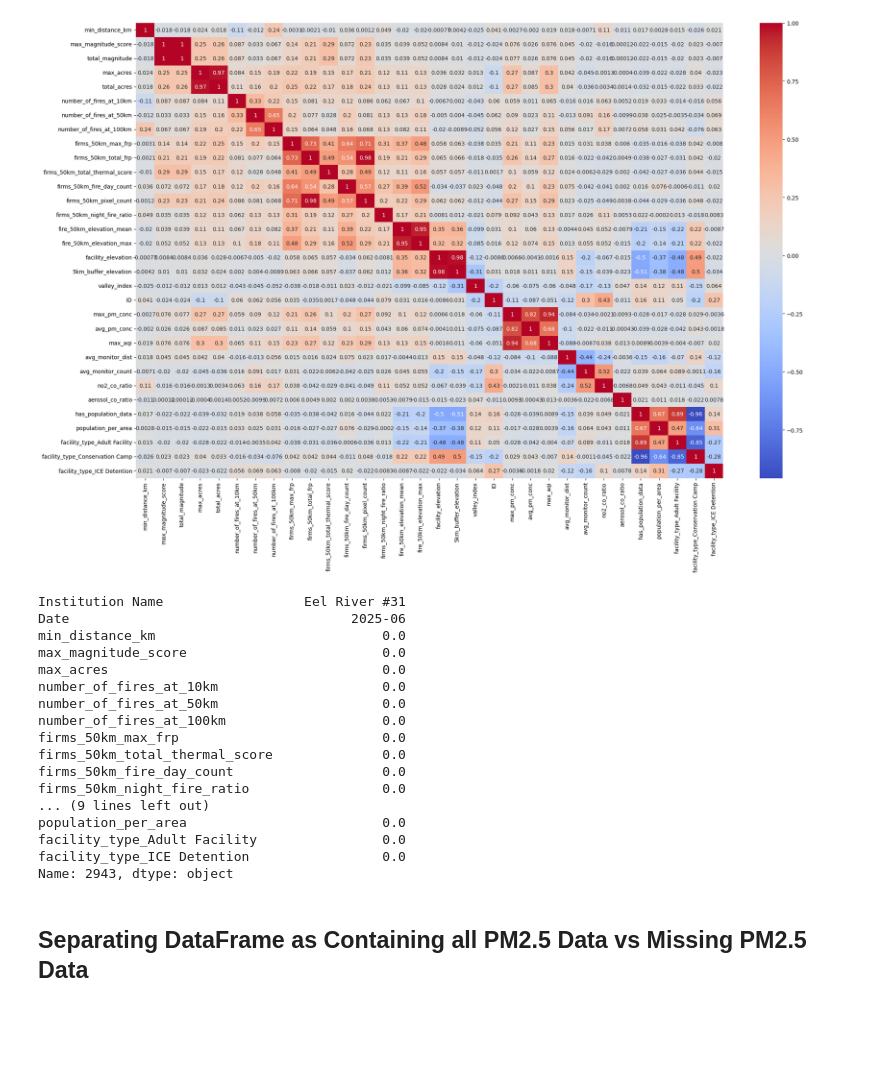
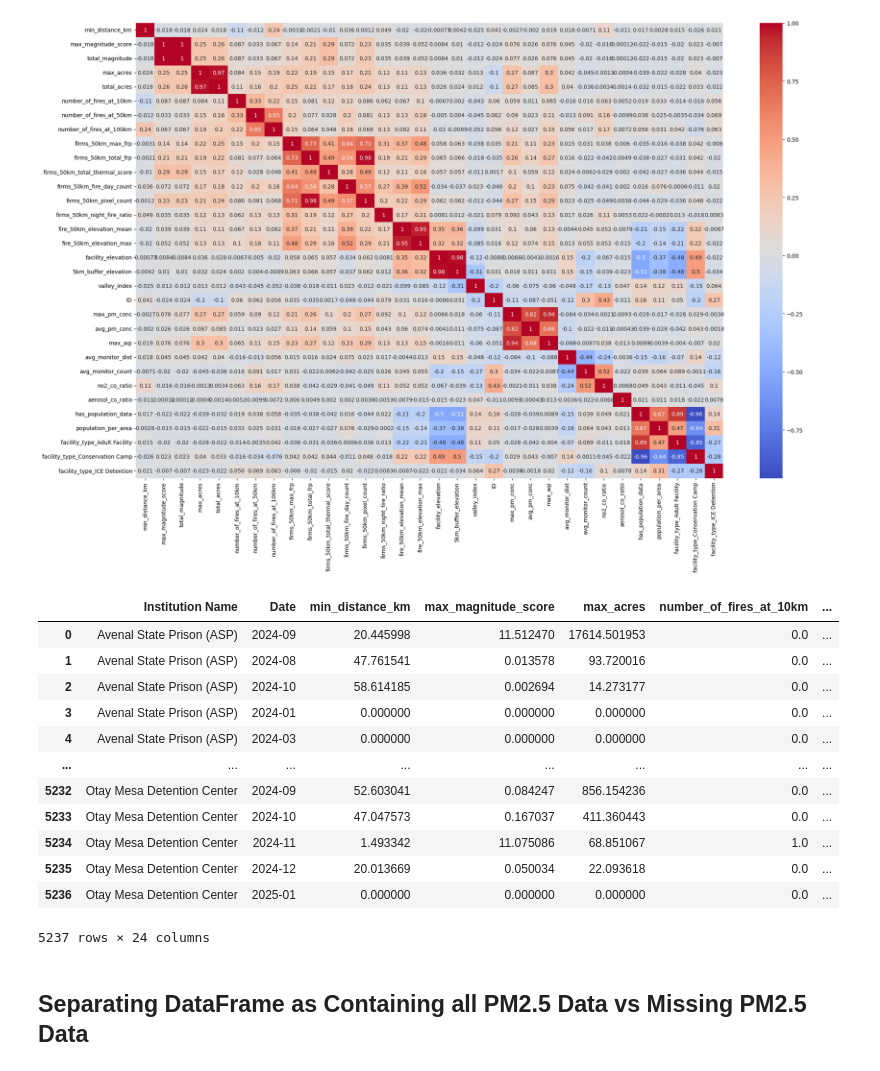
Before and after one commit to allisonsibrian/ca-wildfire-pollution-prison-project, a Jupyter notebook: pre_analysis_final_cleaning.ipynb, the cells around one changed output. Saved outputs shown, nothing was run; the diff lists cells and outputs as text; code cells hidden in the pictures; blank space fills up the shorter version.

```diff
--- a/pre_analysis_final_cleaning.ipynb
+++ b/pre_analysis_final_cleaning.ipynb
@@ -210,27 +210,23 @@ plt.show()
 # %%
 features_finalized_from_cm = finalizing_features_ohe_one.drop(columns=['total_magnitude', 'total_acres', 'firms_50km_total_frp',
                                                                   'firms_50km_pixel_count', 'fire_50km_elevation_mean',
                                                                   '5km_buffer_elevation', 'avg_pm_conc', 'max_aqi',
                                                                   'has_population_data', 'facility_type_Conservation Camp']).copy()
-features_finalized_from_cm.loc[2943]
+features_finalized_from_cm
 # %% [output]
+|  | Institution Name | Date | min_distance_km | max_magnitude_score | max_acres | number_of_fires_at_10km | ... |
+| 0 | Avenal State Prison (ASP) | 2024-09 | 20.445998 | 11.512470 | 17614.501953 | 0.0 | ... |
+| 1 | Avenal State Prison (ASP) | 2024-08 | 47.761541 | 0.013578 | 93.720016 | 0.0 | ... |
+| 2 | Avenal State Prison (ASP) | 2024-10 | 58.614185 | 0.002694 | 14.273177 | 0.0 | ... |
+| 3 | Avenal State Prison (ASP) | 2024-01 | 0.000000 | 0.000000 | 0.000000 | 0.0 | ... |
+| 4 | Avenal State Prison (ASP) | 2024-03 | 0.000000 | 0.000000 | 0.000000 | 0.0 | ... |
+| ... | ... | ... | ... | ... | ... | ... | ... |
+| 5232 | Otay Mesa Detention Center | 2024-09 | 52.603041 | 0.084247 | 856.154236 | 0.0 | ... |
+| 5233 | Otay Mesa Detention Center | 2024-10 | 47.047573 | 0.167037 | 411.360443 | 0.0 | ... |
+| 5234 | Otay Mesa Detention Center | 2024-11 | 1.493342 | 11.075086 | 68.851067 | 1.0 | ... |
+| 5235 | Otay Mesa Detention Center | 2024-12 | 20.013669 | 0.050034 | 22.093618 | 0.0 | ... |
+| 5236 | Otay Mesa Detention Center | 2025-01 | 0.000000 | 0.000000 | 0.000000 | 0.0 | ... |
-Institution Name                  Eel River #31
-Date                                    2025-06
-min_distance_km                             0.0
-max_magnitude_score                         0.0
-max_acres                                   0.0
-number_of_fires_at_10km                     0.0
-number_of_fires_at_50km                     0.0
-number_of_fires_at_100km                    0.0
-firms_50km_max_frp                          0.0
-firms_50km_total_thermal_score              0.0
-firms_50km_fire_day_count                   0.0
-firms_50km_night_fire_ratio                 0.0
-... (9 lines left out)
-population_per_area                         0.0
-facility_type_Adult Facility                0.0
-facility_type_ICE Detention                 0.0
-Name: 2943, dtype: object
+5237 rows × 24 columns
 # %% [markdown]
 ## Separating DataFrame as Containing all PM2.5 Data vs Missing PM2.5 Data
 # %%
```
Also changed, not shown: parts of 1 cell of this notebook.
